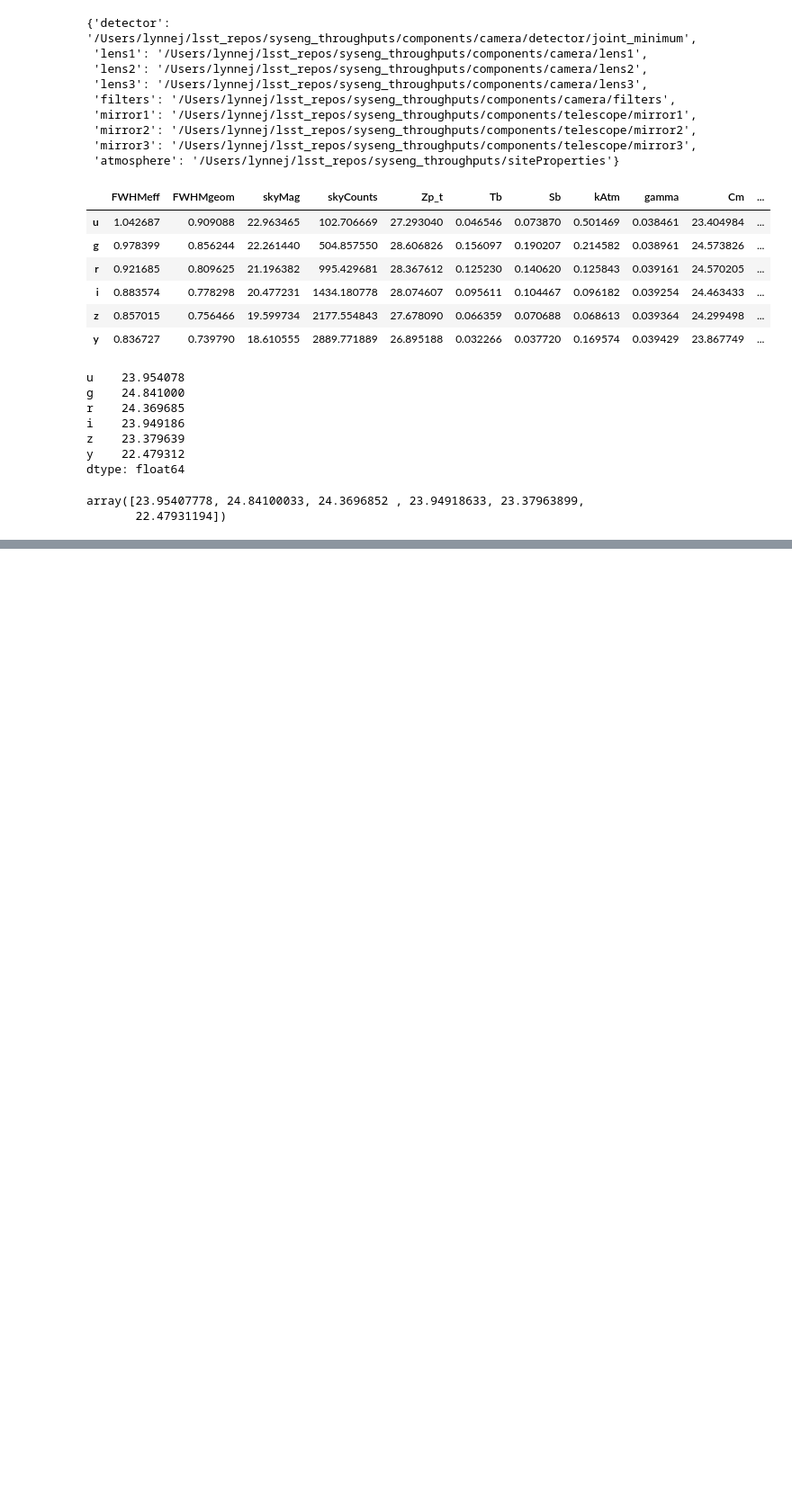
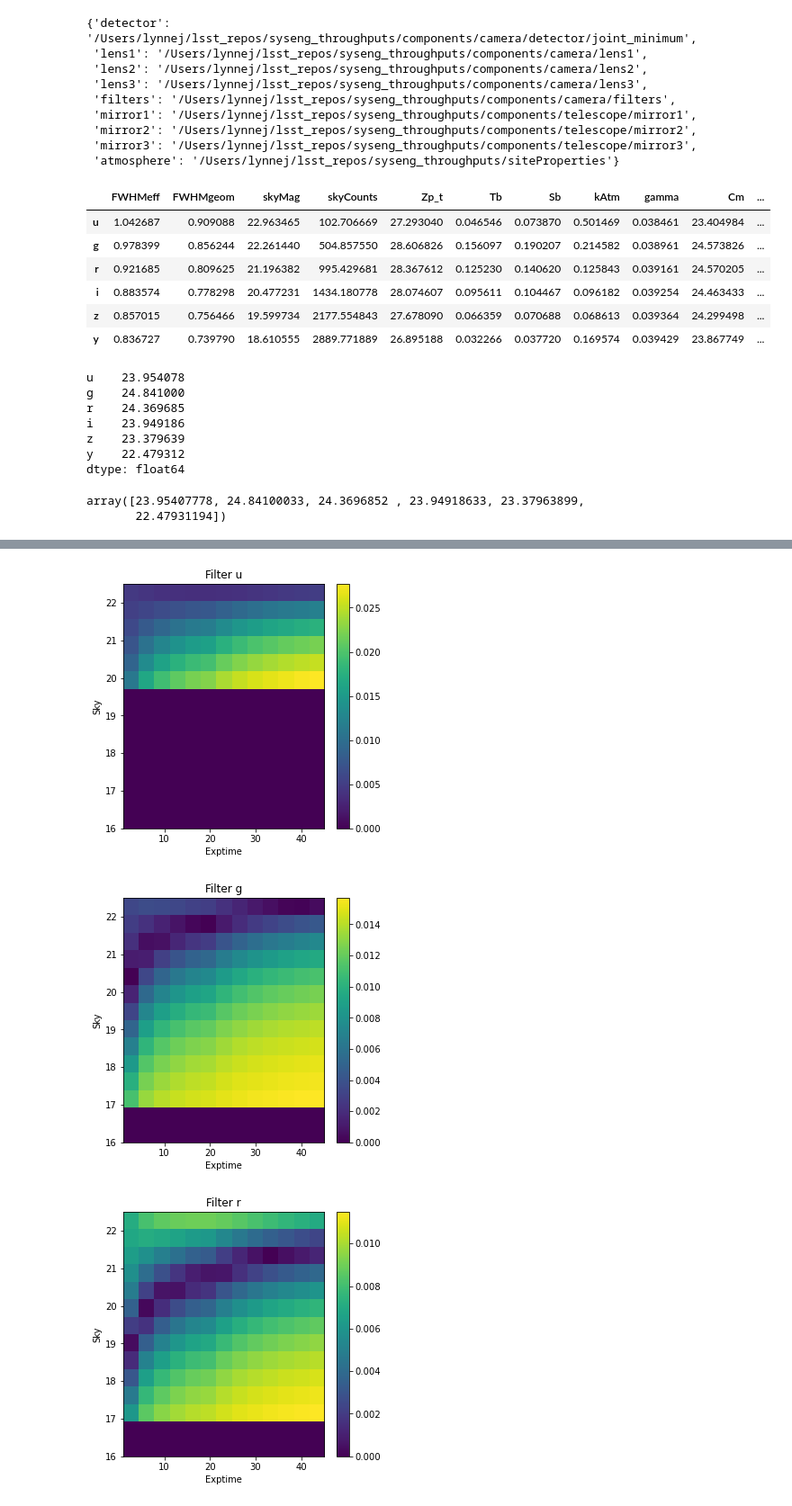
Before and after one commit to rhiannonlynne/notebooks, a Jupyter notebook: m5_approx check.ipynb, the cells around one changed output, grey strips where cells are left out. Shown at 90% size. Drawn from its saved outputs; the diff is of its cells as text; code cells hidden in the pictures; blank space fills up the shorter version.

```diff
--- a/m5_approx check.ipynb
+++ b/m5_approx check.ipynb
@@ -526,0 +223,18 @@ plt.colorbar()
+# %%
+# sky vs. exptime
+diff = np.abs(m5_scale - m5_calc)
+diff[~skymask] = 0
+
+for fi,f in zip(flist, filterlist):
+    plt.figure(figsize=(5,5))
+    plt.imshow(diff[:, 1, 4, :, fi],
+               extent=[ texp_range.min(), texp_range.max(), sky_range.min(), sky_range.max()],
+              aspect='auto', origin='lower')
+    plt.colorbar()
+    plt.ylabel('Sky')
+    plt.xlabel("Exptime")
+    plt.title(f'Filter {f}')
+# %% [output]
+[figure, added]
+[figure, added]
+[figure, added]
```
Also changed, not shown: parts of 26 cells of this notebook.
